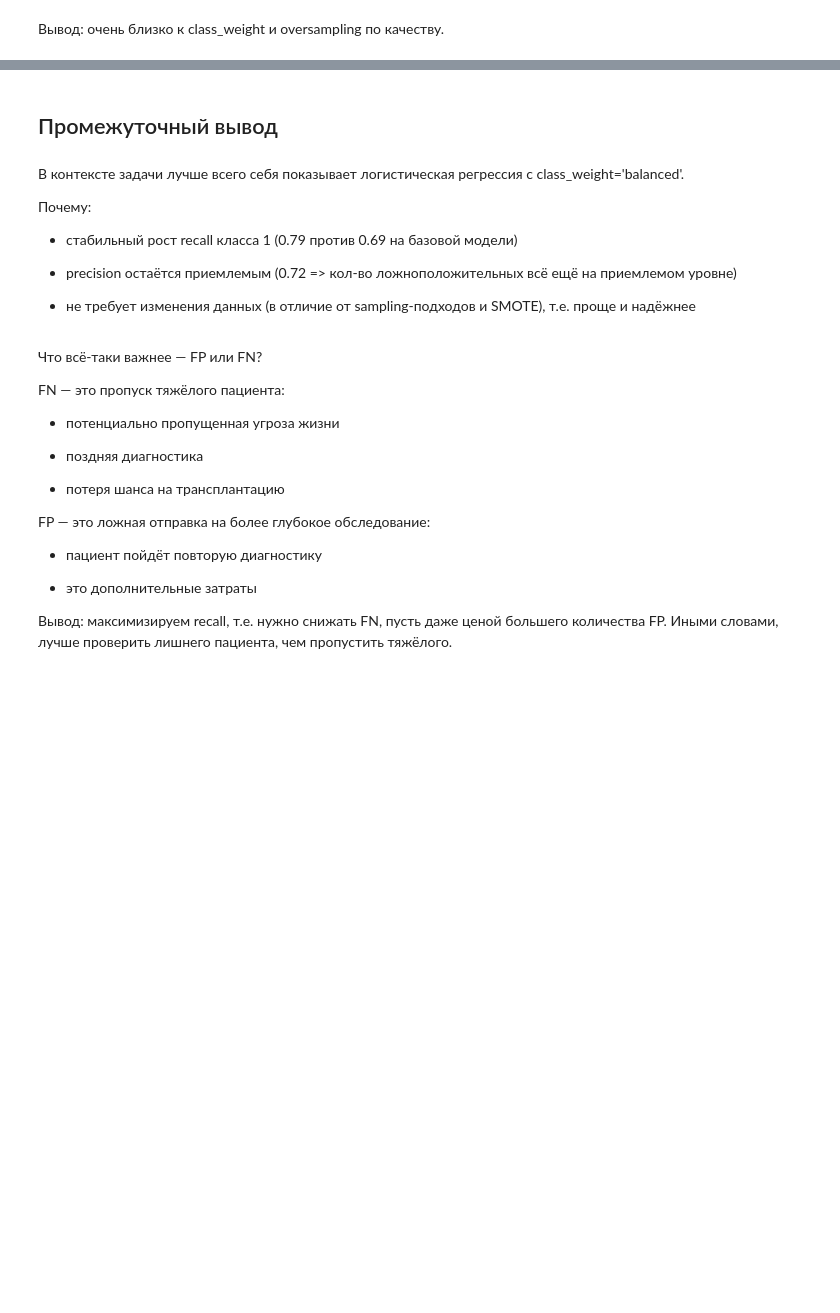
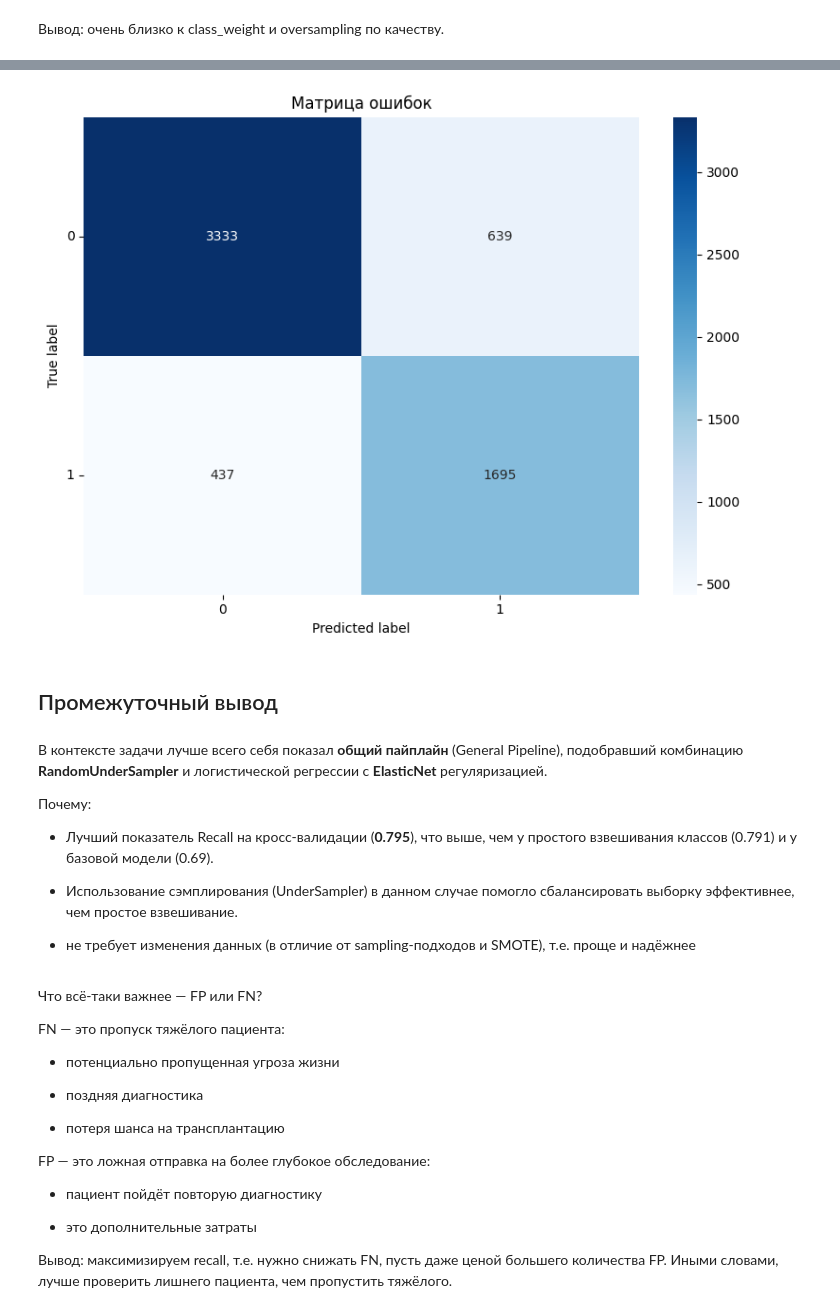
Before and after one commit to horacemtb/cirrhosis-survival-prediction, a Jupyter notebook: notebooks/clean/logreg_clean.ipynb, the cells around one changed output, grey strips where cells are left out. Saved outputs shown, nothing was run; the diff lists cells and outputs as text; code cells hidden in the pictures; blank space fills up the shorter version.

```diff
--- a/notebooks/clean/logreg_clean.ipynb
+++ b/notebooks/clean/logreg_clean.ipynb
@@ -785,0 +833,10 @@ plt.show()
+# %%
+y_pred_combined = cross_val_predict(
+    gs_combined.best_estimator_,
+    X_train, y_train,
+    cv=skf,
+    n_jobs=-1
+)
+
+print("Отчёт по классам:")
+print(classification_report(y_train, y_pred_combined))
@@ -786,13 +853,27 @@ plt.show()
+# %%
+cm = confusion_matrix(y_train, y_pred_combined)
+
+plt.figure(figsize=(8, 6))
+sns.heatmap(cm, annot=True, fmt="d", cmap="Blues")
+plt.title("Матрица ошибок")
+plt.xlabel("Predicted label")
+plt.ylabel("True label")
+plt.xticks([0.5, 1.5], ["0", "1"])
+plt.yticks([0.5, 1.5], ["0", "1"], rotation=0)
+plt.tight_layout()
+plt.show()
+# %% [output]
+[figure, added]
 # %% [markdown]
 ## Промежуточный вывод
 # %% [markdown]
-В контексте задачи лучше всего себя показывает логистическая регрессия с class_weight='balanced'.
+В контексте задачи лучше всего себя показал **общий пайплайн** (General Pipeline), подобравший комбинацию **RandomUnderSampler** и логистической регрессии с **ElasticNet** регуляризацией.
 
 Почему:
 
-- стабильный рост recall класса 1 (0.79 против 0.69 на базовой модели)
+- Лучший показатель Recall на кросс-валидации (**0.795**), что выше, чем у простого взвешивания классов (0.791) и у базовой модели (0.69).
 
-- precision остаётся приемлемым (0.72 => кол-во ложноположительных всё ещё на приемлемом уровне)
+- Использование сэмплирования (UnderSampler) в данном случае помогло сбалансировать выборку эффективнее, чем простое взвешивание.
 
 - не требует изменения данных (в отличие от sampling-подходов и SMOTE), т.е. проще и надёжнее
 # %% [markdown]
```
Also changed, not shown: parts of 15 cells of this notebook, 1 other file.
